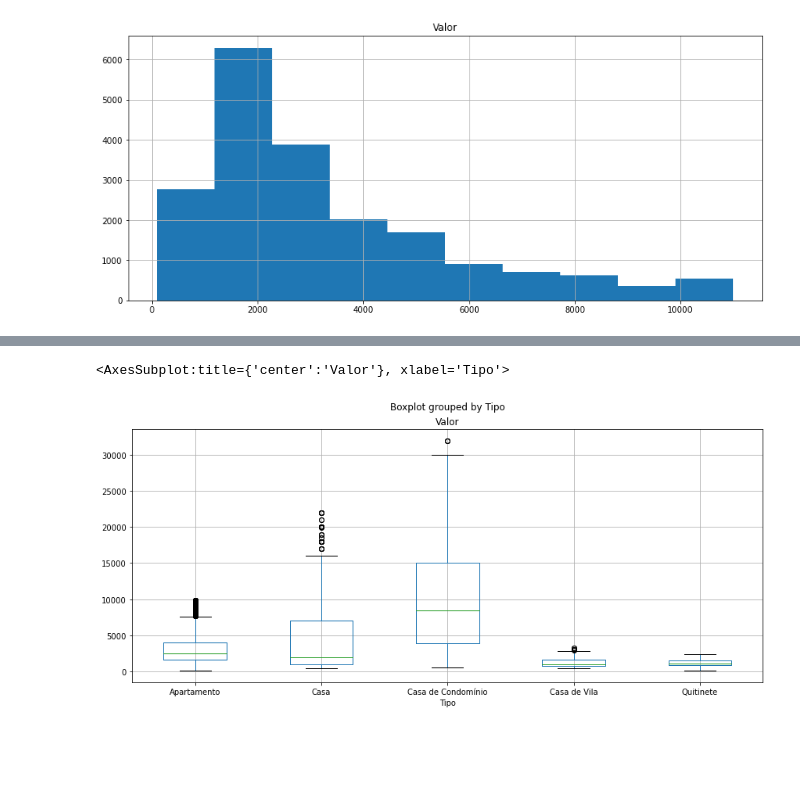
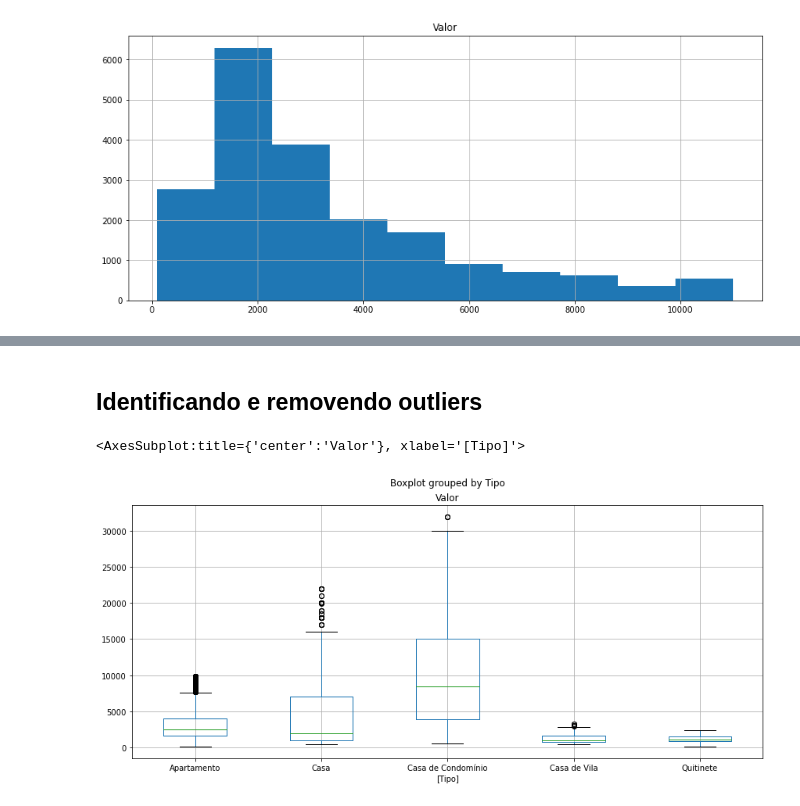
Before and after one commit to eme3108/Curso-Pandas, a Jupyter notebook: Identificando_Outlier.ipynb, the cells around one changed output, grey strips where cells are left out. Drawn from its saved outputs; the diff is of its cells as text; code cells hidden in the pictures; blank space fills up the shorter version.

```diff
--- a/Identificando_Outlier.ipynb
+++ b/Identificando_Outlier.ipynb
@@ -60,5 +42,2 @@ for tipo in grupo_tipo.groups.keys():
-# %%
-dados_new.boxplot('Valor', by = 'Tipo')
-# %% [output]
-<AxesSubplot:title={'center':'Valor'}, xlabel='Tipo'>
-[figure, removed]
+# %% [markdown]
+## Identificando e removendo outliers
@@ -64,0 +60,5 @@ dados_new.boxplot('Valor', by = 'Tipo')
+# %%
+dados_new.boxplot('Valor', by = ['Tipo'])
+# %% [output]
+<AxesSubplot:title={'center':'Valor'}, xlabel='[Tipo]'>
+[figure, added]
```
Also changed, not shown: parts of 8 cells of this notebook, 1 other file.
